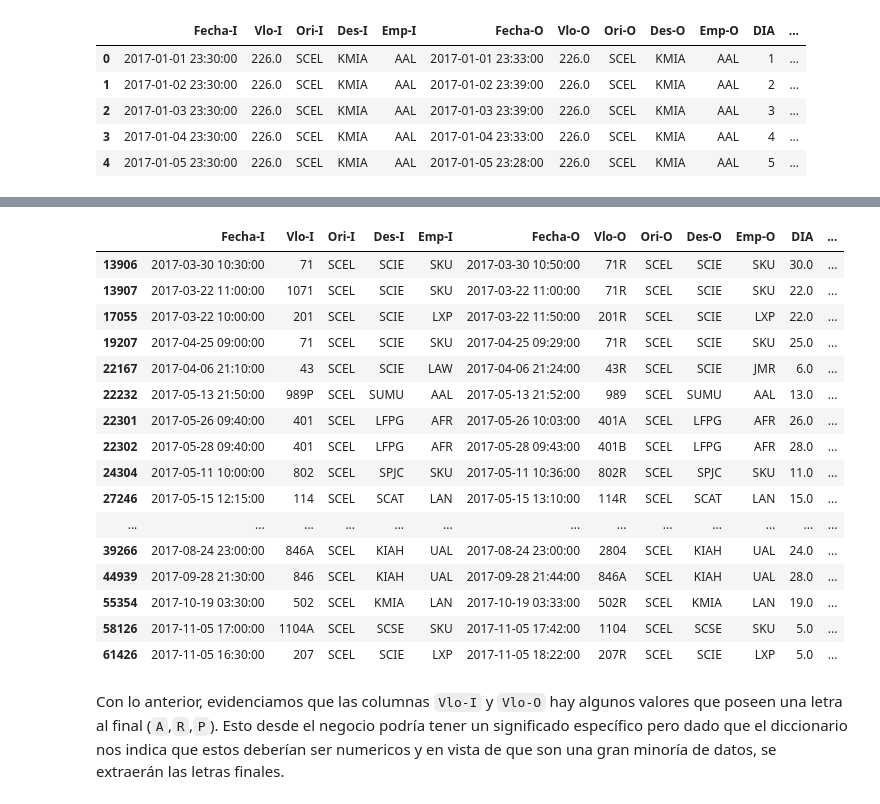
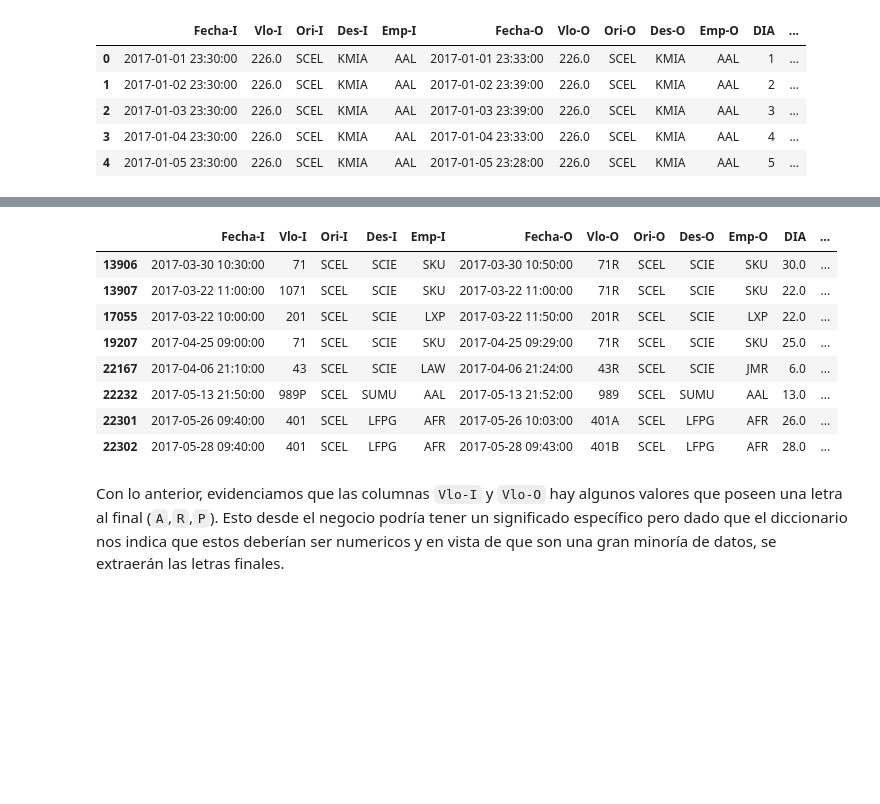
Before and after one commit to Mishagk/LATAM-Desafio-DS, a Jupyter notebook: solution.ipynb, the cells around one changed output, grey strips where cells are left out. Cells and saved outputs as stored; diff of their text form; code cells hidden in the pictures; blank space fills up the shorter version.

```diff
--- a/solution.ipynb
+++ b/solution.ipynb
@@ -423,25 +440,17 @@ data[data.isnull().any(axis=1)].copy()
 # %%
 # De los datos backup vemos los valores previos al formateo
 indice_lee = data[data.isnull().any(axis=1)].index
-data_bkp[data_bkp.index.isin(indice_lee)]
+data_bkp[data_bkp.index.isin(indice_lee)].head(8)
 # %% [output]
 |  | Fecha-I | Vlo-I | Ori-I | Des-I | Emp-I | Fecha-O | Vlo-O | Ori-O | Des-O | Emp-O | DIA | ... |
 | 13906 | 2017-03-30 10:30:00 | 71 | SCEL | SCIE | SKU | 2017-03-30 10:50:00 | 71R | SCEL | SCIE | SKU | 30.0 | ... |
 | 13907 | 2017-03-22 11:00:00 | 1071 | SCEL | SCIE | SKU | 2017-03-22 11:00:00 | 71R | SCEL | SCIE | SKU | 22.0 | ... |
 | 17055 | 2017-03-22 10:00:00 | 201 | SCEL | SCIE | LXP | 2017-03-22 11:50:00 | 201R | SCEL | SCIE | LXP | 22.0 | ... |
 | 19207 | 2017-04-25 09:00:00 | 71 | SCEL | SCIE | SKU | 2017-04-25 09:29:00 | 71R | SCEL | SCIE | SKU | 25.0 | ... |
 | 22167 | 2017-04-06 21:10:00 | 43 | SCEL | SCIE | LAW | 2017-04-06 21:24:00 | 43R | SCEL | SCIE | JMR | 6.0 | ... |
 | 22232 | 2017-05-13 21:50:00 | 989P | SCEL | SUMU | AAL | 2017-05-13 21:52:00 | 989 | SCEL | SUMU | AAL | 13.0 | ... |
 | 22301 | 2017-05-26 09:40:00 | 401 | SCEL | LFPG | AFR | 2017-05-26 10:03:00 | 401A | SCEL | LFPG | AFR | 26.0 | ... |
 | 22302 | 2017-05-28 09:40:00 | 401 | SCEL | LFPG | AFR | 2017-05-28 09:43:00 | 401B | SCEL | LFPG | AFR | 28.0 | ... |
-| 24304 | 2017-05-11 10:00:00 | 802 | SCEL | SPJC | SKU | 2017-05-11 10:36:00 | 802R | SCEL | SPJC | SKU | 11.0 | ... |
-| 27246 | 2017-05-15 12:15:00 | 114 | SCEL | SCAT | LAN | 2017-05-15 13:10:00 | 114R | SCEL | SCAT | LAN | 15.0 | ... |
-| ... | ... | ... | ... | ... | ... | ... | ... | ... | ... | ... | ... | ... |
-| 39266 | 2017-08-24 23:00:00 | 846A | SCEL | KIAH | UAL | 2017-08-24 23:00:00 | 2804 | SCEL | KIAH | UAL | 24.0 | ... |
-| 44939 | 2017-09-28 21:30:00 | 846 | SCEL | KIAH | UAL | 2017-09-28 21:44:00 | 846A | SCEL | KIAH | UAL | 28.0 | ... |
-| 55354 | 2017-10-19 03:30:00 | 502 | SCEL | KMIA | LAN | 2017-10-19 03:33:00 | 502R | SCEL | KMIA | LAN | 19.0 | ... |
-| 58126 | 2017-11-05 17:00:00 | 1104A | SCEL | SCSE | SKU | 2017-11-05 17:42:00 | 1104 | SCEL | SCSE | SKU | 5.0 | ... |
-| 61426 | 2017-11-05 16:30:00 | 207 | SCEL | SCIE | LXP | 2017-11-05 18:22:00 | 207R | SCEL | SCIE | LXP | 5.0 | ... |
 # %% [markdown]
 Con lo anterior, evidenciamos que las columnas `Vlo-I` y `Vlo-O` hay algunos valores que poseen una letra al final (`A`,`R`,`P`). Esto desde el negocio podría tener un significado específico pero dado que el diccionario nos indica que estos deberían ser numericos y en vista de que son una gran minoría de datos, se extraerán las letras finales.
 # %%
```
Also changed, not shown: parts of 31 cells of this notebook.
